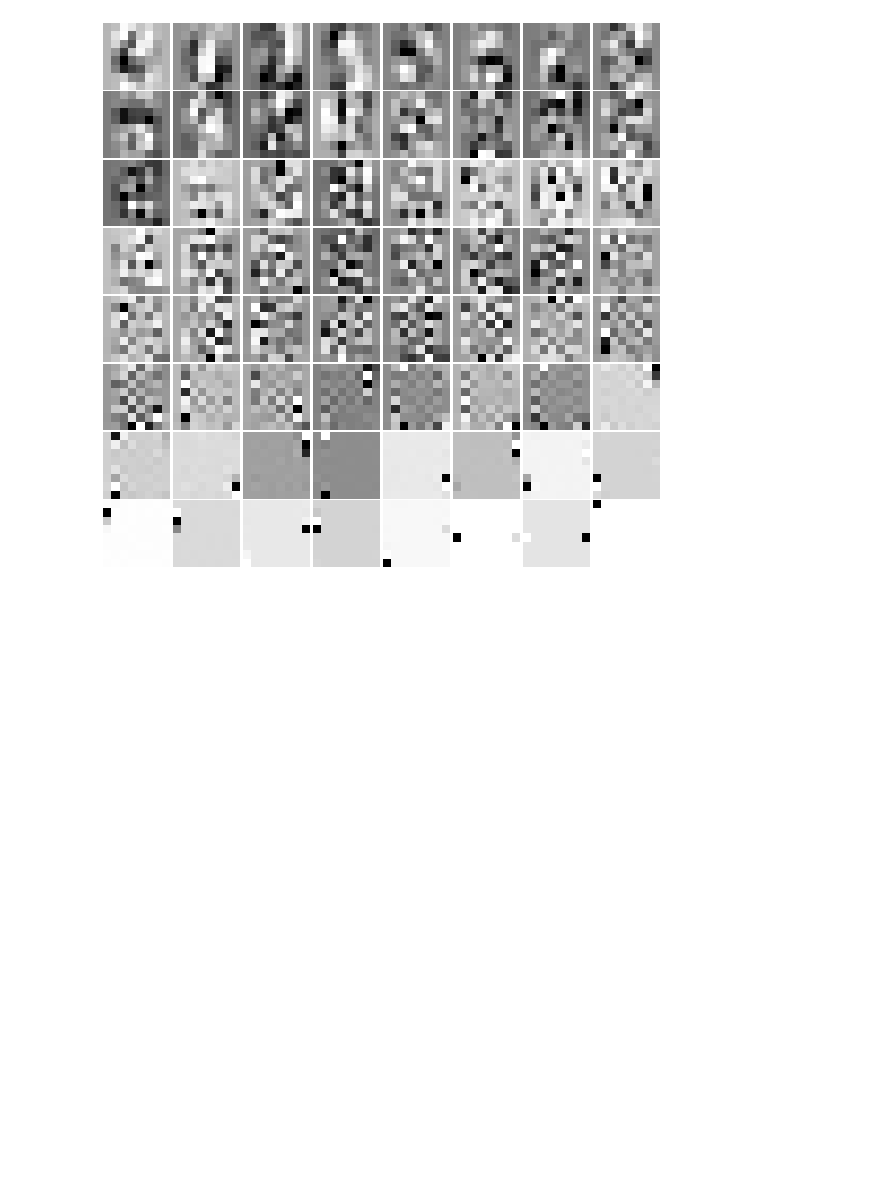
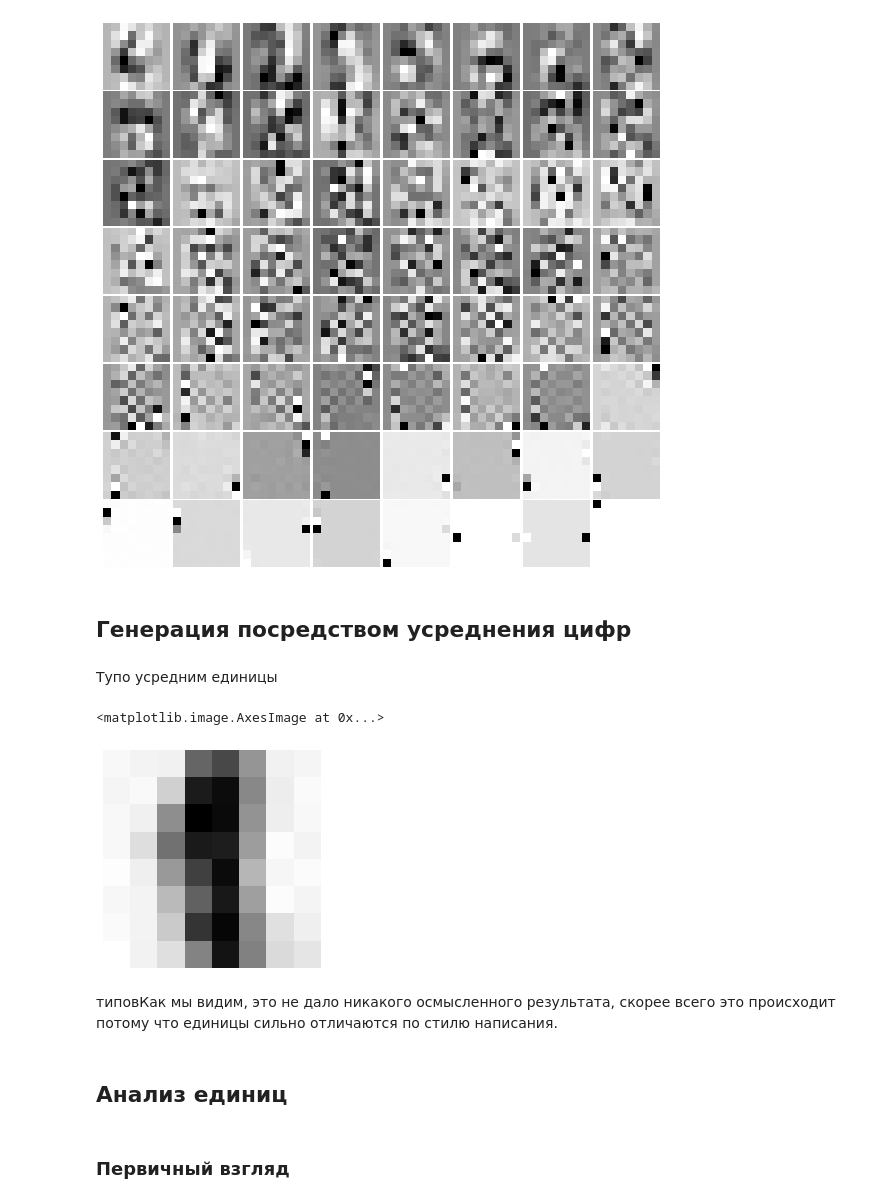
Before and after one commit to VsevolodKozlov-git/mnist-generation-experiments, a Jupyter notebook: main.ipynb, the cells around one changed output. Drawn from its saved outputs; the diff is of its cells as text; code cells hidden in the pictures; blank space fills up the shorter version.

Commit message:
Был проделан первичный анализ единиц и начато тестирование PCA для избавления от странных единиц

```diff
--- a/main.ipynb
+++ b/main.ipynb
@@ -41,3 +43,25 @@ pca.fit(digits_features)
 tools.display_rows_as_images(pca.components_);
 # %% [output]
 [figure]
+# %% [markdown]
+## Генерация посредством усреднения цифр
+# %% [markdown]
+Тупо усредним единицы
+# %%
+X_ones = digits_features[digits_labels == 1]
+pca_ones = PCA(n_components=64)
+pca_ones.fit(X_ones)
+
+rng = np.random.RandomState(100)
+img_1 = pca_ones.inverse_transform(rng.random((1, 64))).reshape(8, 8)
+plt.axis(False)
+plt.imshow(img_1, cmap='Greys')
+# %% [output]
+<matplotlib.image.AxesImage at 0x...>
+[figure, added]
+# %% [markdown]
+ типовКак мы видим, это не дало никакого осмысленного результата, скорее всего это происходит потому что единицы сильно отличаются по стилю написания.
+# %% [markdown]
+## Анализ единиц
+# %% [markdown]
+### Первичный взгляд
```
Also changed, not shown: parts of 16 cells of this notebook, 2 other files.
